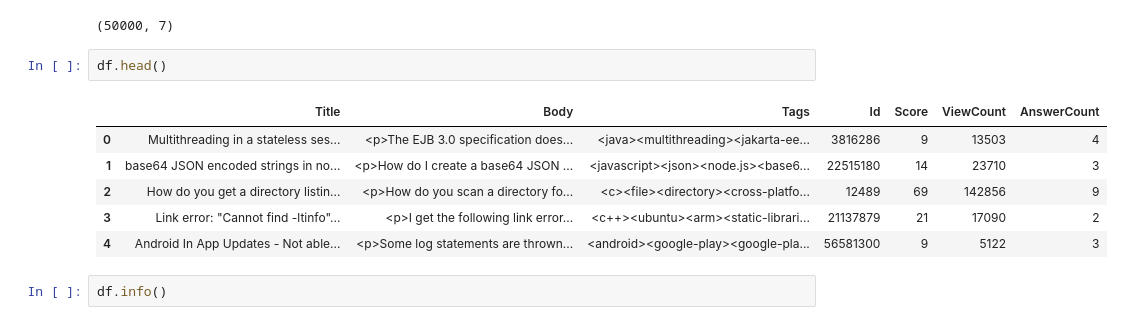
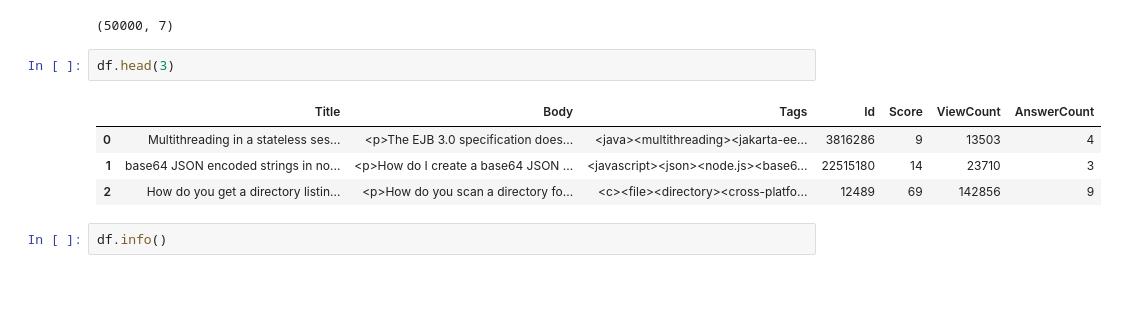
Before and after one commit to ana-bernal/tag-projet_overflow, a Jupyter notebook: preprocessing.ipynb, the cells around one changed output. Drawn from its saved outputs; the diff is of its cells as text; blank space fills up the shorter version.

```diff
--- a/preprocessing.ipynb
+++ b/preprocessing.ipynb
@@ -55,14 +66,12 @@ df.shape
 # %% [output]
 (50000, 7)
 # %%
-df.head()
+df.head(3)
 # %% [output]
 |  | Title | Body | Tags | Id | Score | ViewCount | AnswerCount |
 | 0 | Multithreading in a stateless ses... | <p>The EJB 3.0 specification does... | <java><multithreading><jakarta-ee... | 3816286 | 9 | 13503 | 4 |
 | 1 | base64 JSON encoded strings in no... | <p>How do I create a base64 JSON ... | <javascript><json><node.js><base6... | 22515180 | 14 | 23710 | 3 |
 | 2 | How do you get a directory listin... | <p>How do you scan a directory fo... | <c><file><directory><cross-platfo... | 12489 | 69 | 142856 | 9 |
-| 3 | Link error: "Cannot find -ltinfo"... | <p>I get the following link error... | <c++><ubuntu><arm><static-librari... | 21137879 | 21 | 17090 | 2 |
-| 4 | Android In App Updates - Not able... | <p>Some log statements are thrown... | <android><google-play><google-pla... | 56581300 | 9 | 5122 | 3 |
 # %%
 df.info()
 # %% [output]
```
Also changed, not shown: parts of 23 cells of this notebook, 1 other file.
